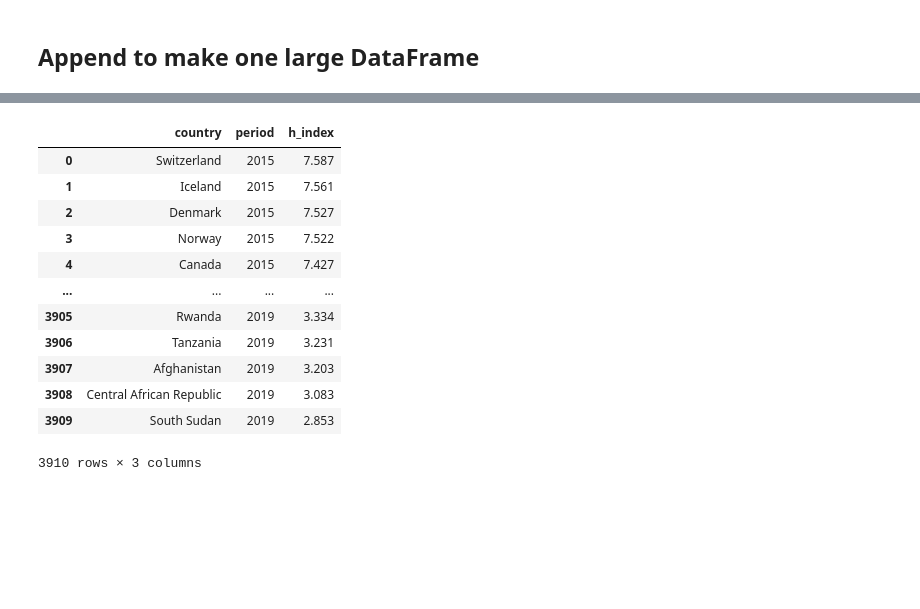
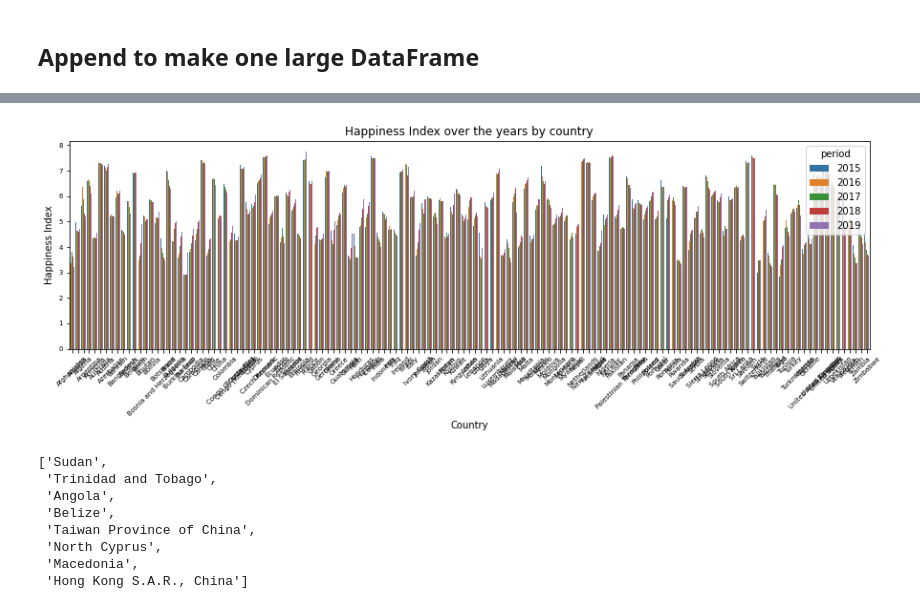
Before and after one commit to data301-2021-summer2/project-group16-data-301-project, a Jupyter notebook: analysis/Bellinda/analysis_pipeline.ipynb, the cells around one changed output, grey strips where cells are left out. Cells and saved outputs as stored; diff of their text form; code cells hidden in the pictures; blank space fills up the shorter version.

```diff
--- a/analysis/Bellinda/analysis_pipeline.ipynb
+++ b/analysis/Bellinda/analysis_pipeline.ipynb
@@ -118,2 +124,12 @@ clean_2019=clean_2019.rename(columns={"Country or region": "country", "Score": "
 # %% [markdown]
 ## Append to make one large DataFrame
+# %%
+from functools import reduce
+
+data_frames=[clean_2015,clean_2016,clean_2017,clean_2018,clean_2019]
+
+hap_merged = reduce(lambda  left,right: pd.merge(left,right,on=['country'],
+                                            how='inner'), data_frames)
+hap_merged
+
+#method source: https://stackoverflow.com/questions/44327999/python-pandas-merge-multiple-dataframes
@@ -120,3 +150,3 @@ clean_2019=clean_2019.rename(columns={"Country or region": "country", "Score": "
 # %%
-master_data=clean_2015.append([clean_2016,clean_2017,clean_2018,clean_2019])
-print(master_data)
+
+master_data=hap_merged[['country','2015','2016','2017','2018','2019']]
@@ -141,2 +153,6 @@ print(master_data)
 # %%
-just_scores=pds.melt(master_data, id_vars=['country'], value_vars=['2015', '2016','2017', '2018','2019'])
+just_scores=pd.melt(master_data, id_vars=['country'], value_vars=['2015', '2016','2017', '2018','2019'])
+just_scores=just_scores.rename(columns={"variable":"period","value":"h_index"})
+just_scores=just_scores.sort_values(sorted(list(just_scores[['country']])), ignore_index=True)
+just_scores['period']=just_scores['period'].astype(int)
+just_scores
@@ -143,18 +185,36 @@ just_scores=pds.melt(master_data, id_vars=['country'], value_vars=['2015', '2016
 # %%
-just_scores=just_scores.rename(columns={"variable":"period","value":"h_index"})
-just_scores
+
+
+import seaborn as sns
+from matplotlib import pyplot
+
+
+a4_dims = (15, 4)
+fig, ax = pyplot.subplots(figsize=a4_dims)
+graph=sns.barplot(x="country", y="h_index", hue="period", dodge=True, data=just_scores)
+#https://stackoverflow.com/questions/36220829/fine-control-over-the-font-size-in-seaborn-plots-for-academic-papers
+graph.tick_params(labelsize=7)
+graph.axes.set_title("Happiness Index over the years by country")
+graph.set_xlabel("Country")
+graph.set_ylabel("Happiness Index")
+
+#https://stackoverflow.com/questions/31859285/rotate-tick-labels-for-seaborn-barplot
+for item in graph.get_xticklabels():
+    item.set_rotation(45)
 # %% [output]
-|  | country | period | h_index |
-| 0 | Switzerland | 2015 | 7.587 |
-| 1 | Iceland | 2015 | 7.561 |
-| 2 | Denmark | 2015 | 7.527 |
-| 3 | Norway | 2015 | 7.522 |
-| 4 | Canada | 2015 | 7.427 |
-| ... | ... | ... | ... |
-| 3905 | Rwanda | 2019 | 3.334 |
-| 3906 | Tanzania | 2019 | 3.231 |
-| 3907 | Afghanistan | 2019 | 3.203 |
-| 3908 | Central African Republic | 2019 | 3.083 |
-| 3909 | South Sudan | 2019 | 2.853 |
-3910 rows × 3 columns
+[figure, added]
+# %%
+list(set(list(clean_2017['country'])) - set(list(clean_2016['country'])))
+list(set(list(clean_2017['country'])) - set(list(clean_2015['country'])))
+list(set(list(clean_2017['country'])) - set(list(clean_2018['country'])))
+list(set(list(clean_2017['country'])) - set(list(clean_2019['country'])))
+# %% [output]
+['Sudan',
+ 'Trinidad and Tobago',
+ 'Angola',
+ 'Belize',
+ 'Taiwan Province of China',
+ 'North Cyprus',
+ 'Macedonia',
+ 'Hong Kong S.A.R., China']
 # %%
```
Also changed, not shown: parts of 18 cells of this notebook, 2 other files.
